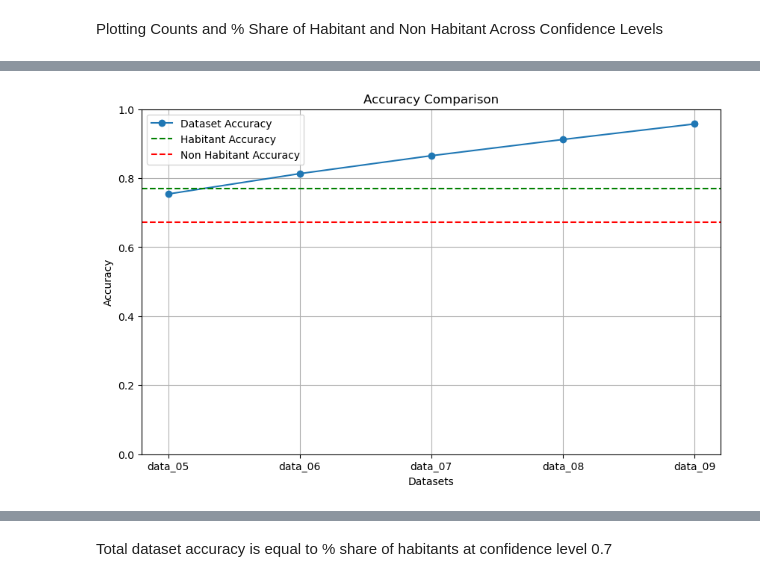
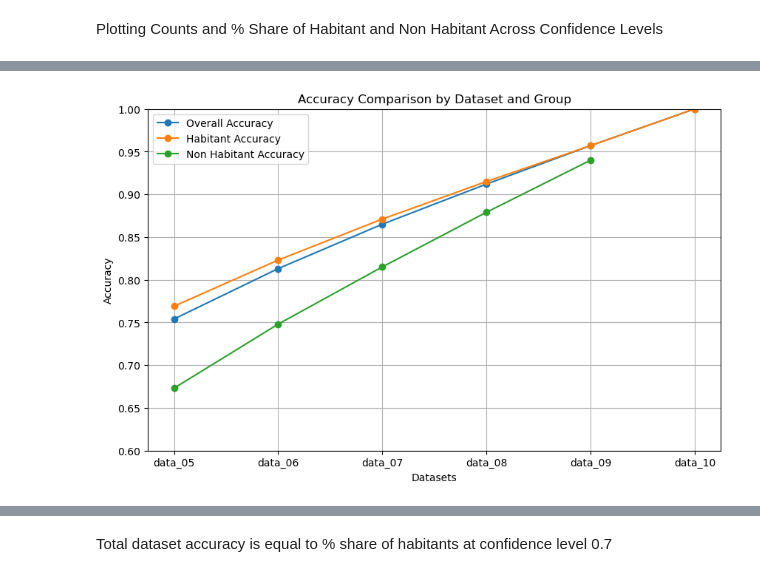
Before and after one commit to andreihushcha/bird_audio_2025, a Jupyter notebook: EDA_20250318.ipynb, the cells around one changed output, grey strips where cells are left out. Cells and saved outputs as stored; diff of their text form; code cells hidden in the pictures.

```diff
--- a/EDA_20250318.ipynb
+++ b/EDA_20250318.ipynb
@@ -203,6 +162,7 @@ data_06 = data[data['Confidence'] >= 0.6]
 data_07 = data[data['Confidence'] >= 0.7]
 data_08 = data[data['Confidence'] >= 0.8]
 data_09 = data[data['Confidence'] >= 0.9]
+data_10 = data[data['Confidence'] == 1.0]
 # %%
 print('data_05')
 accuracy(data_05)
@@ -236,14 +198,14 @@ _ _ _ _ _ _ _ _ _ _ _ _ _ _ _ _ _ _ _ _ _ _ _ _ _ _ _ _ _ _ _ _ _ _ _ _ _ _ _ _
 Plot Total, Habitant and Non Habitant observations by confidence levels
 # %%
 # Define confidence levels and corresponding datasets
-datasets = ['0.5', '0.6', '0.7', '0.8', '0.9']
+datasets = ['0.5', '0.6', '0.7', '0.8', '0.9', '1.0']
 
 # Extract counts for values 0 and 1 for each dataset
-counts_0 = [x['Habitant'].value_counts().get(0, 0) for x in [data_05, data_06, data_07, data_08, data_09]]
-counts_1 = [x['Habitant'].value_counts().get(1, 0) for x in [data_05, data_06, data_07, data_08, data_09]]
+counts_0 = [x['Habitant'].value_counts().get(0, 0) for x in [data_05, data_06, data_07, data_08, data_09, data_10]]
+counts_1 = [x['Habitant'].value_counts().get(1, 0) for x in [data_05, data_06, data_07, data_08, data_09, data_10]]
 
 # Compute total observations counts for each dataset
-total_counts = [len(data_05), len(data_06), len(data_07), len(data_08), len(data_09)]
+total_counts = [len(data_05), len(data_06), len(data_07), len(data_08), len(data_09), len(data_10)]
 
 # Define x-axis positions
 x = range(len(datasets))
@@ -365,15 +401,15 @@ Relative differences (%): [-22.21 -23.97 -29.02 -41.74]
 # %% [markdown]
 Plotting Counts and % Share of Habitant and Non Habitant Across Confidence Levels
 # %%
-datasets = ['0.5', '0.6', '0.7', '0.8', '0.9']
+
 x = range(len(datasets))
 
 # Compute counts and percentages for Habitants 0 and 1
-counts_0 = [x['Habitant'].value_counts().get(0, 0) for x in [data_05, data_06, data_07, data_08, data_09]]
-percentage_0 = [x['Habitant'].value_counts(normalize=True).get(0, 0) * 100 for x in [data_05, data_06, data_07, data_08, data_09]]
+counts_0 = [x['Habitant'].value_counts().get(0, 0) for x in [data_05, data_06, data_07, data_08, data_09, data_10]]
+percentage_0 = [x['Habitant'].value_counts(normalize=True).get(0, 0) * 100 for x in [data_05, data_06, data_07, data_08, data_09, data_10]]
 
-counts_1 = [x['Habitant'].value_counts().get(1, 0) for x in [data_05, data_06, data_07, data_08, data_09]]
-percentage_1 = [x['Habitant'].value_counts(normalize=True).get(1, 0) * 100 for x in [data_05, data_06, data_07, data_08, data_09]]
+counts_1 = [x['Habitant'].value_counts().get(1, 0) for x in [data_05, data_06, data_07, data_08, data_09, data_10]]
+percentage_1 = [x['Habitant'].value_counts(normalize=True).get(1, 0) * 100 for x in [data_05, data_06, data_07, data_08, data_09, data_10]]
 
 # Create a figure with two subplots side by side
 fig, (ax_left, ax_right) = plt.subplots(1, 2, figsize=(16, 5))
@@ -481,43 +475,57 @@ Habitant
 Name: proportion, dtype: float64
 # %%
-import matplotlib.pyplot as plt
 
-# Calculate dataset accuracies
-accuracies = [
+# Calculate overall accuracies for each dataset
+overall_accuracies = [
     data_05['Confidence'].mean().round(3),
     data_06['Confidence'].mean().round(3),
     data_07['Confidence'].mean().round(3),
     data_08['Confidence'].mean().round(3),
-    data_09['Confidence'].mean().round(3)
+    data_09['Confidence'].mean().round(3),
+    data_10['Confidence'].mean()  # Assuming data_10 is defined
 ]
 
-# Calculate overall habitant and non-habitant accuracies
-accuracy_habitant = data[data['Habitant'] == 1]['Confidence'].mean().round(3)
-accuracy_non_habitant = data[data['Habitant'] == 0]['Confidence'].mean().round(3)
+# Calculate habitant accuracies for each dataset
+habitant_accuracies = [
+    data_05[data_05['Habitant'] == 1]['Confidence'].mean().round(3),
+    data_06[data_06['Habitant'] == 1]['Confidence'].mean().round(3),
+    data_07[data_07['Habitant'] == 1]['Confidence'].mean().round(3),
+    data_08[data_08['Habitant'] == 1]['Confidence'].mean().round(3),
+    data_09[data_09['Habitant'] == 1]['Confidence'].mean().round(3),
+    data_10[data_10['Habitant'] == 1]['Confidence'].mean()
+]
 
-# Create x-axis labels for the five datasets
-datasets = ['data_05', 'data_06', 'data_07', 'data_08', 'data_09']
-x = range(len(accuracies))
+# Calculate non-habitant accuracies for each dataset
+non_habitant_accuracies = [
+    data_05[data_05['Habitant'] == 0]['Confidence'].mean().round(3),
+    data_06[data_06['Habitant'] == 0]['Confidence'].mean().round(3),
+    data_07[data_07['Habitant'] == 0]['Confidence'].mean().round(3),
+    data_08[data_08['Habitant'] == 0]['Confidence'].mean().round(3),
+    data_09[data_09['Habitant'] == 0]['Confidence'].mean().round(3),
+    data_10[data_10['Habitant'] == 0]['Confidence'].mean()
+]
+
+x = range(len(datasets))
 
 plt.figure(figsize=(10, 6))
 
-# Plot the line chart for dataset accuracies
-plt.plot(x, accuracies, marker='o', linestyle='-', label='Dataset Accuracy')
-
-# Plot horizontal lines for habitant and non-habitant accuracies
-plt.axhline(y=accuracy_habitant, color='green', linestyle='--', label='Habitant Accuracy')
-plt.axhline(y=accuracy_non_habitant, color='red', linestyle='--', label='Non Habitant Accuracy')
+# Plot overall accuracies
+plt.plot(x, overall_accuracies, marker='o', linestyle='-', label='Overall Accuracy')
+# Plot habitant accuracies
+plt.plot(x, habitant_accuracies, marker='o', linestyle='-', label='Habitant Accuracy')
+# Plot non-habitant accuracies
+plt.plot(x, non_habitant_accuracies, marker='o', linestyle='-', label='Non Habitant Accuracy')
 
 plt.xticks(x, datasets)
 plt.xlabel('Datasets')
 plt.ylabel('Accuracy')
-plt.title('Accuracy Comparison')
-plt.ylim(0, 1)  # Assuming accuracy values are between 0 and 1
+plt.title('Accuracy Comparison by Dataset and Group')
+plt.ylim(0.6, 1)  # y-axis from 0.6 to 1
 plt.legend()
 plt.grid(True)
 plt.show()
 # %% [output]
-[figure, old version]
+[figure, new version]
 # %%
 accuracies
 # %% [output]
```
Also changed, not shown: parts of 38 cells of this notebook.
